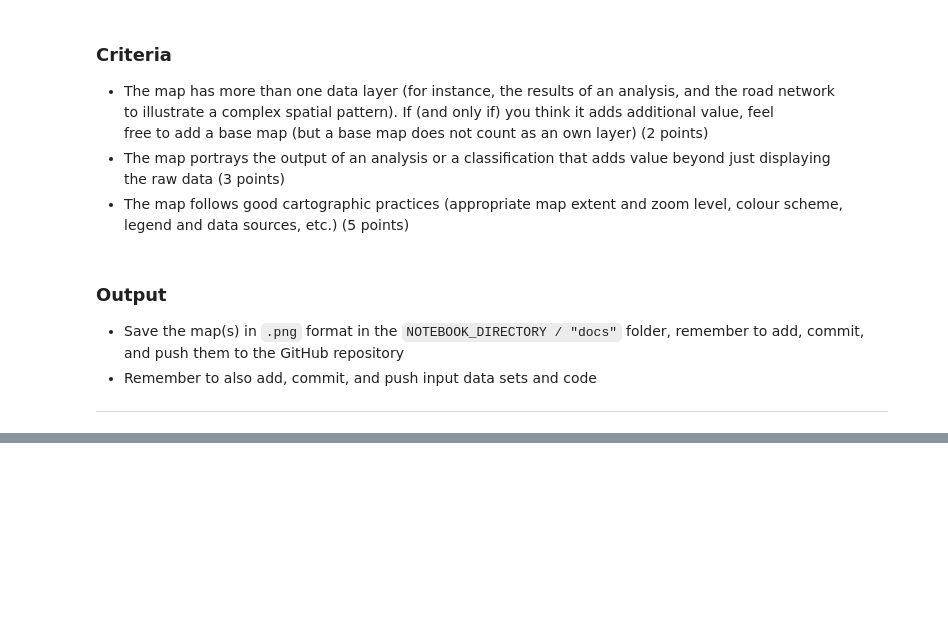
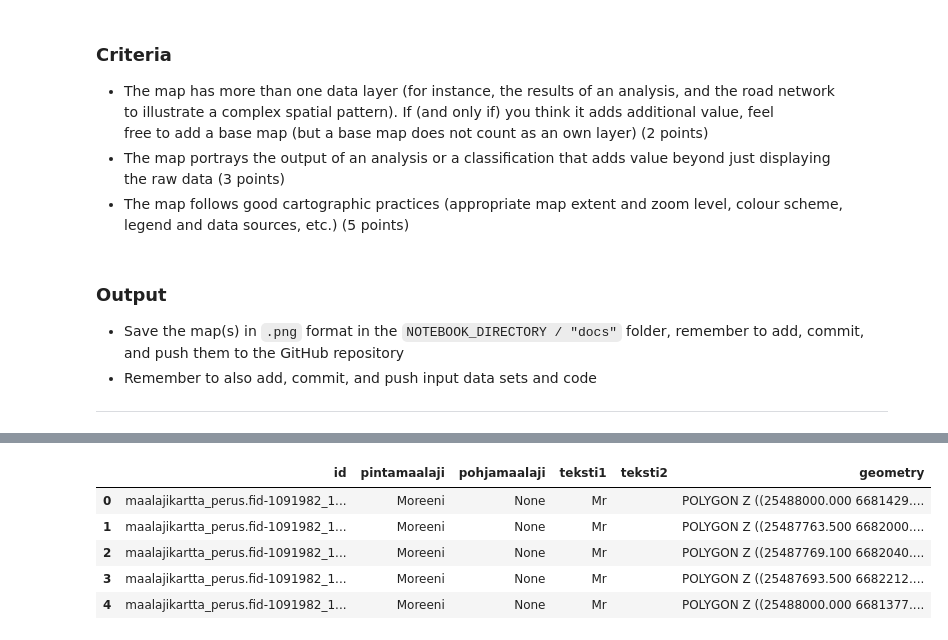
Before and after one commit to SyedAR-17/Geo-Python, a Jupyter notebook: Exercise-5-problem-1.ipynb, the cells around one changed output, grey strips where cells are left out. Saved outputs shown, nothing was run; the diff lists cells and outputs as text; code cells hidden in the pictures; blank space fills up the shorter version.

```diff
--- a/Exercise-5-problem-1.ipynb
+++ b/Exercise-5-problem-1.ipynb
@@ -44,0 +70,9 @@ OUTPUT_DIRECTORY = NOTEBOOK_PATH / "docs"
+# %%
+soil.head()
+# %% [output]
+|  | id | pintamaalaji | pohjamaalaji | teksti1 | teksti2 | geometry |
+| 0 | maalajikartta_perus.fid-1091982_1... | Moreeni | None | Mr |  | POLYGON Z ((25488000.000 6681429.... |
+| 1 | maalajikartta_perus.fid-1091982_1... | Moreeni | None | Mr |  | POLYGON Z ((25487763.500 6682000.... |
+| 2 | maalajikartta_perus.fid-1091982_1... | Moreeni | None | Mr |  | POLYGON Z ((25487769.100 6682040.... |
+| 3 | maalajikartta_perus.fid-1091982_1... | Moreeni | None | Mr |  | POLYGON Z ((25487693.500 6682212.... |
+| 4 | maalajikartta_perus.fid-1091982_1... | Moreeni | None | Mr |  | POLYGON Z ((25488000.000 6681377.... |
```
Also changed, not shown: parts of 18 cells of this notebook.
